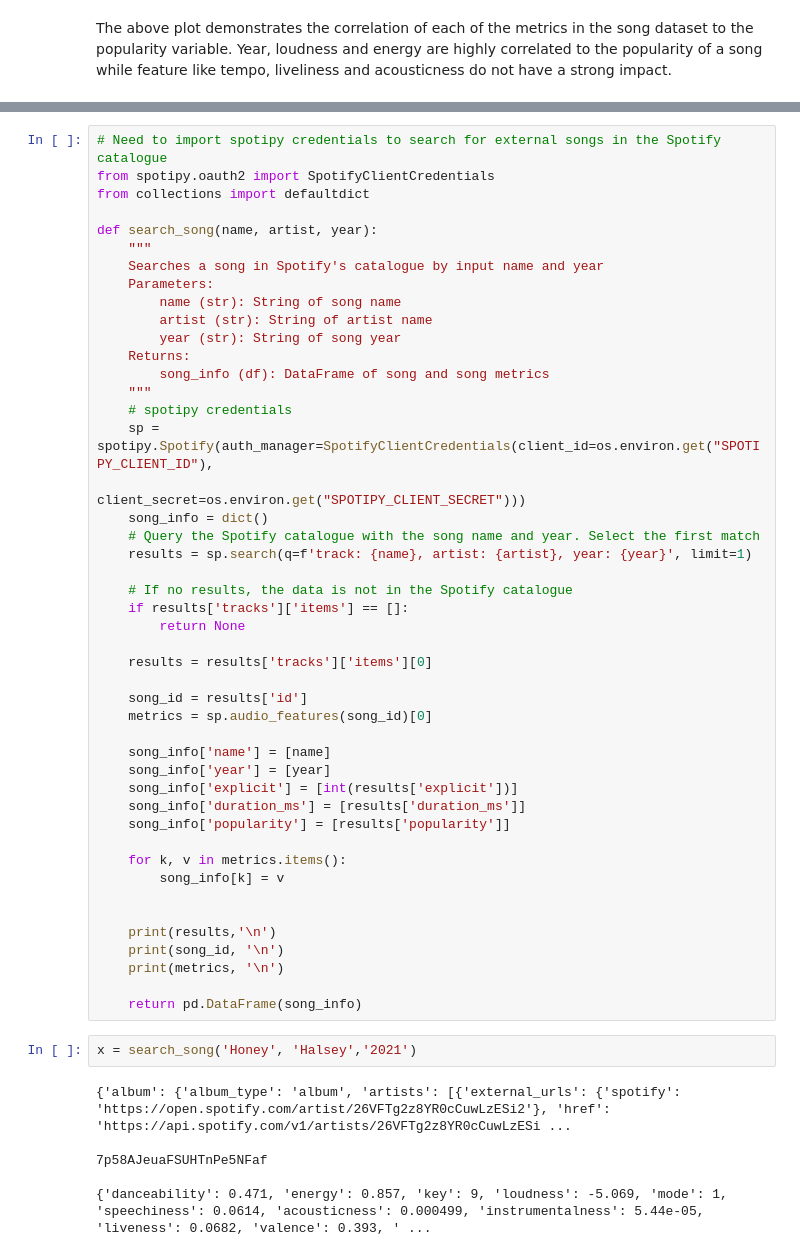
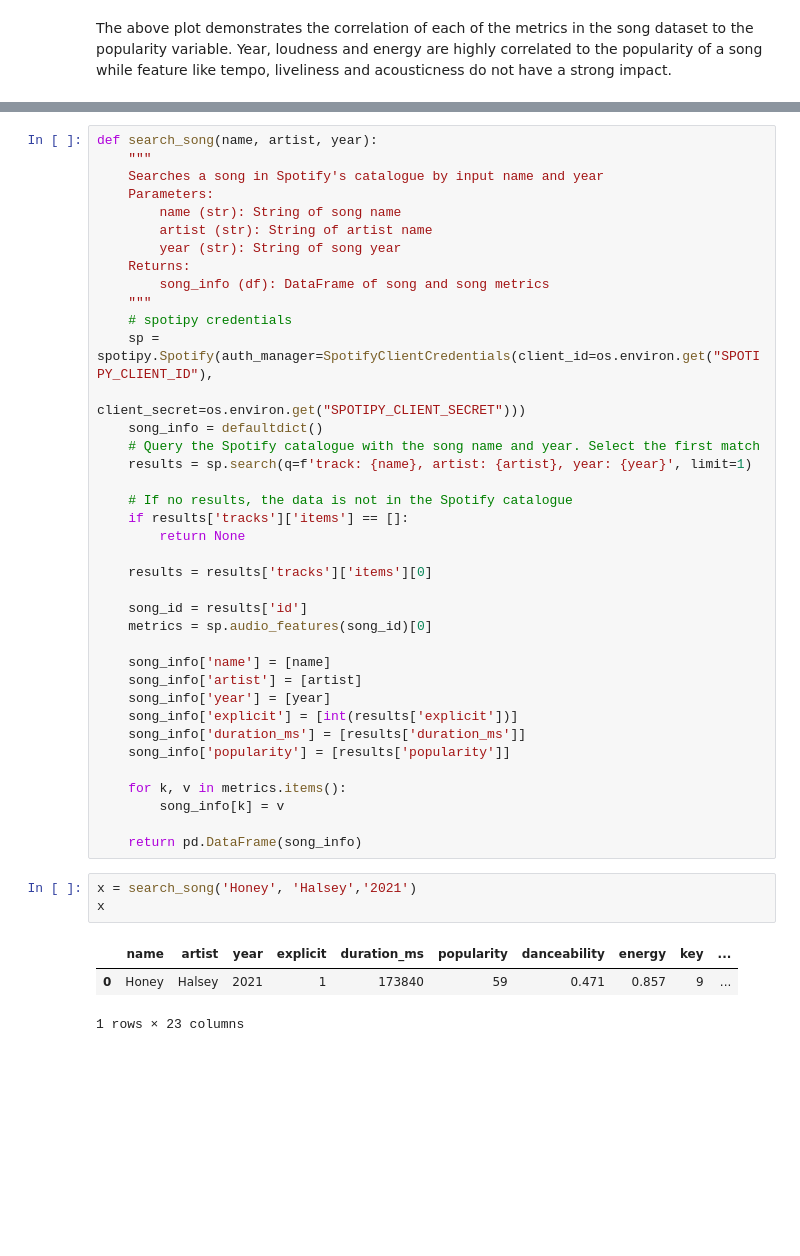
Before and after one commit to taylormanivanh/projects, a Jupyter notebook: Music_Recommender/Music_Recommender.ipynb, the cells around one changed output, grey strips where cells are left out. Drawn from its saved outputs; the diff is of its cells as text; blank space fills up the shorter version.

```diff
--- a/Music_Recommender/Music_Recommender.ipynb
+++ b/Music_Recommender/Music_Recommender.ipynb
@@ -442,8 +449,4 @@ Spotify Credentials require a [Spotify fir Developers](https://developer.spotify
 # %%
-# Need to import spotipy credentials to search for external songs in the Spotify catalogue
-from spotipy.oauth2 import SpotifyClientCredentials
-from collections import defaultdict
-
 def search_song(name, artist, year):
     """
     Searches a song in Spotify's catalogue by input name and year
@@ -457,7 +460,7 @@ def search_song(name, artist, year):
     # spotipy credentials
     sp = spotipy.Spotify(auth_manager=SpotifyClientCredentials(client_id=os.environ.get("SPOTIPY_CLIENT_ID"),
                                                            client_secret=os.environ.get("SPOTIPY_CLIENT_SECRET")))
-    song_info = dict()
+    song_info = defaultdict()
     # Query the Spotify catalogue with the song name and year. Select the first match
     results = sp.search(q=f'track: {name}, artist: {artist}, year: {year}', limit=1)
 
@@ -471,6 +474,7 @@ def search_song(name, artist, year):
     metrics = sp.audio_features(song_id)[0]
 
     song_info['name'] = [name]
+    song_info['artist'] = [artist]
     song_info['year'] = [year]
     song_info['explicit'] = [int(results['explicit'])]
     song_info['duration_ms'] = [results['duration_ms']]
@@ -479,17 +483,11 @@ def search_song(name, artist, year):
     for k, v in metrics.items():
         song_info[k] = v
 
-
-    print(results,'\n')
-    print(song_id, '\n')
-    print(metrics, '\n')
-
     return pd.DataFrame(song_info)
 # %%
 x = search_song('Honey', 'Halsey','2021')
+x
 # %% [output]
+|  | name | artist | year | explicit | duration_ms | popularity | danceability | energy | key | ... |
+| 0 | Honey | Halsey | 2021 | 1 | 173840 | 59 | 0.471 | 0.857 | 9 | ... |
-{'album': {'album_type': 'album', 'artists': [{'external_urls': {'spotify': 'https://open.spotify.com/artist/26VFTg2z8YR0cCuwLzESi2'}, 'href': 'https://api.spotify.com/v1/artists/26VFTg2z8YR0cCuwLzESi ...
-
-7p58AJeuaFSUHTnPe5NFaf
-
-{'danceability': 0.471, 'energy': 0.857, 'key': 9, 'loudness': -5.069, 'mode': 1, 'speechiness': 0.0614, 'acousticness': 0.000499, 'instrumentalness': 5.44e-05, 'liveness': 0.0682, 'valence': 0.393, ' ...
+1 rows × 23 columns
```
Also changed, not shown: parts of 5 cells of this notebook, 1 other file.
